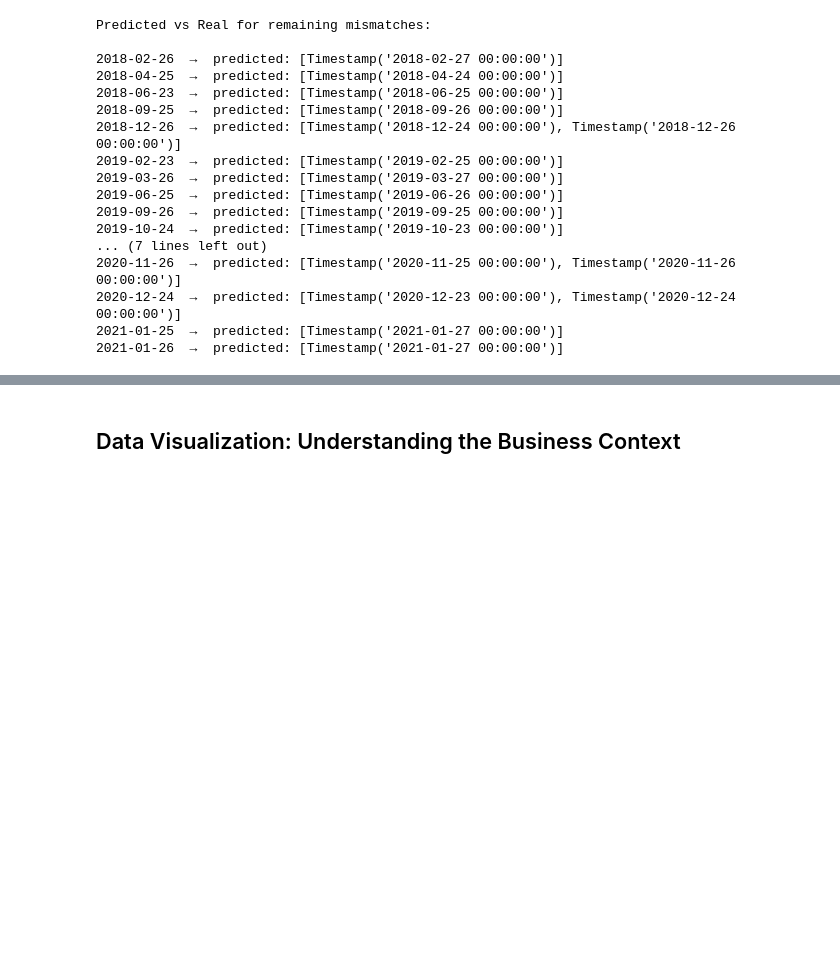
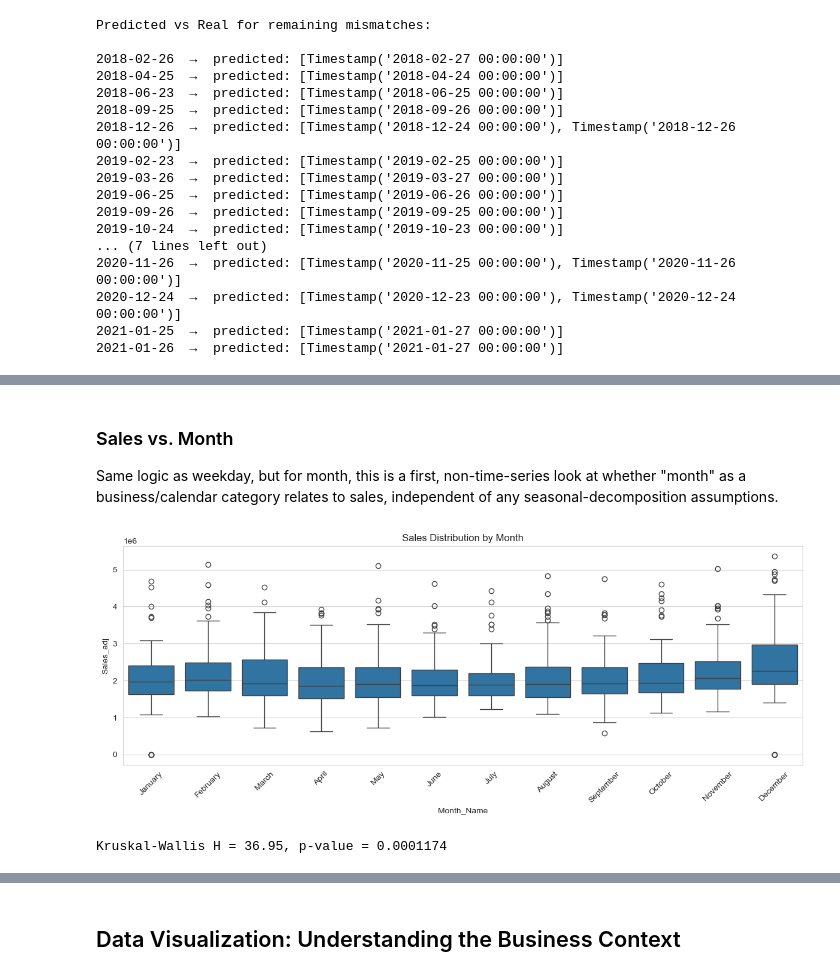
Before and after one commit to RakellM/ASN-DSA-T5, a Jupyter notebook: 33-ST/Homework/Project_1.ipynb, the cells around one changed output, grey strips where cells are left out. Cells and saved outputs as stored; diff of their text form; code cells hidden in the pictures; blank space fills up the shorter version.

```diff
--- a/33-ST/Homework/Project_1.ipynb
+++ b/33-ST/Homework/Project_1.ipynb
@@ -1895,0 +2135,21 @@ Now we have defined clear rules for geting the flags for the future.
+# %% [markdown]
+### Sales vs. Month
+
+Same logic as weekday, but for month, this is a first, non-time-series look at whether "month" as a business/calendar category relates to sales, independent of any seasonal-decomposition assumptions.
+# %%
+df_complete['Month_Name'] = df_complete['Date'].dt.month_name()
+month_order = ['January','February','March','April','May','June','July',
+               'August','September','October','November','December']
+
+fig, ax = plt.subplots(figsize=(12, 5))
+sns.boxplot(data=df_complete, x='Month_Name', y='Sales_adj', order=month_order, ax=ax)
+ax.set_title('Sales Distribution by Month')
+plt.xticks(rotation=45)
+plt.tight_layout(); plt.show()
+
+groups = [df_complete.loc[df_complete['Month_Name'] == m, 'Sales_adj'].dropna() for m in month_order]
+stat, p = kruskal(*groups)
+print(f"Kruskal-Wallis H = {stat:.2f}, p-value = {p:.4g}")
+# %% [output]
+[figure, added]
+Kruskal-Wallis H = 36.95, p-value = 0.0001174
```
Also changed, not shown: parts of 73 cells of this notebook, 1 other file.
